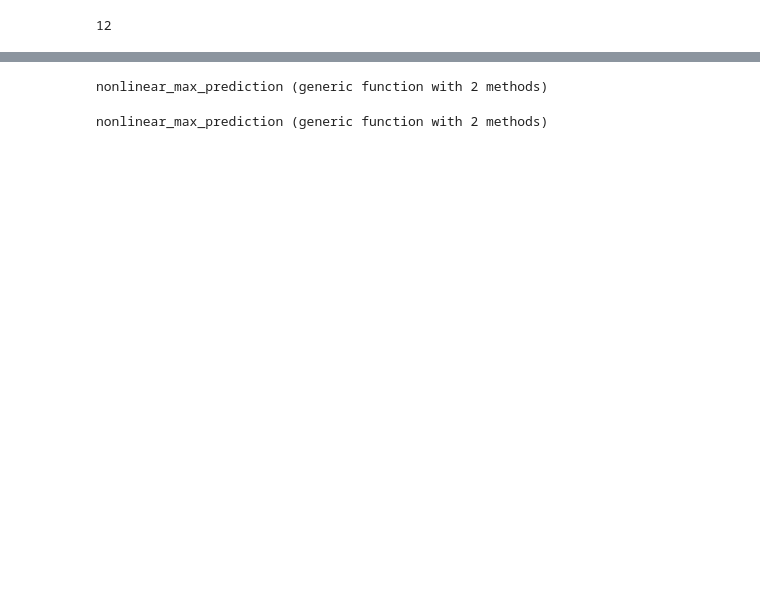
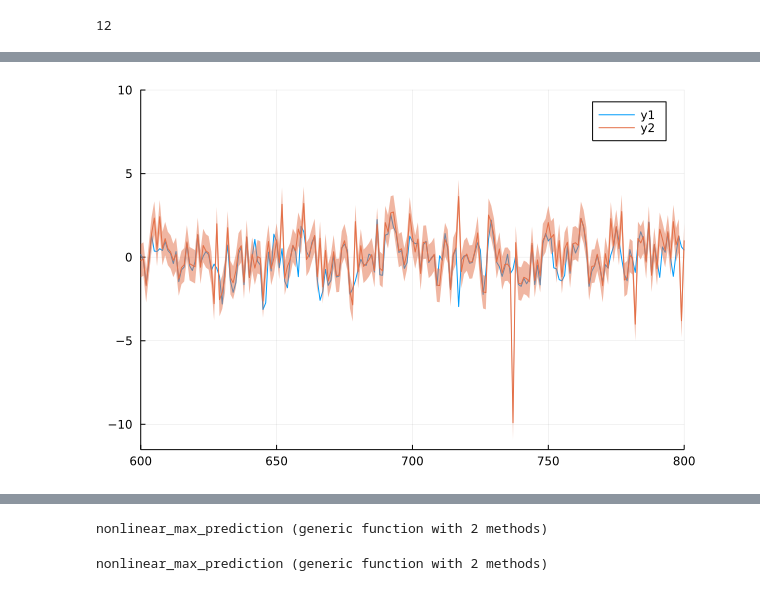
Before and after one commit to biaslab/CDC-2022, a Jupyter notebook: ar-flow-deterministic.ipynb, the cells around one changed output, grey strips where cells are left out. Saved outputs shown, nothing was run; the diff lists cells and outputs as text; code cells hidden in the pictures; blank space fills up the shorter version.

```diff
--- a/ar-flow-deterministic.ipynb
+++ b/ar-flow-deterministic.ipynb
@@ -227,6 +231,8 @@ plot(fe, label="FE = $(fe[end])")
 # %%
 my, vy = mean.(y_out), cov.(y_out)
-plot(Y_train, xlims=(1, 100))
+plot(Y_train, xlims=(600, 800))
 plot!(my, ribbon=sqrt.(vy))
+# %% [output]
+[figure, added]
 # %%
 mh, vh = mean.(h), cov.(h)
```
Also changed, not shown: parts of 19 cells of this notebook, 1 other file.
